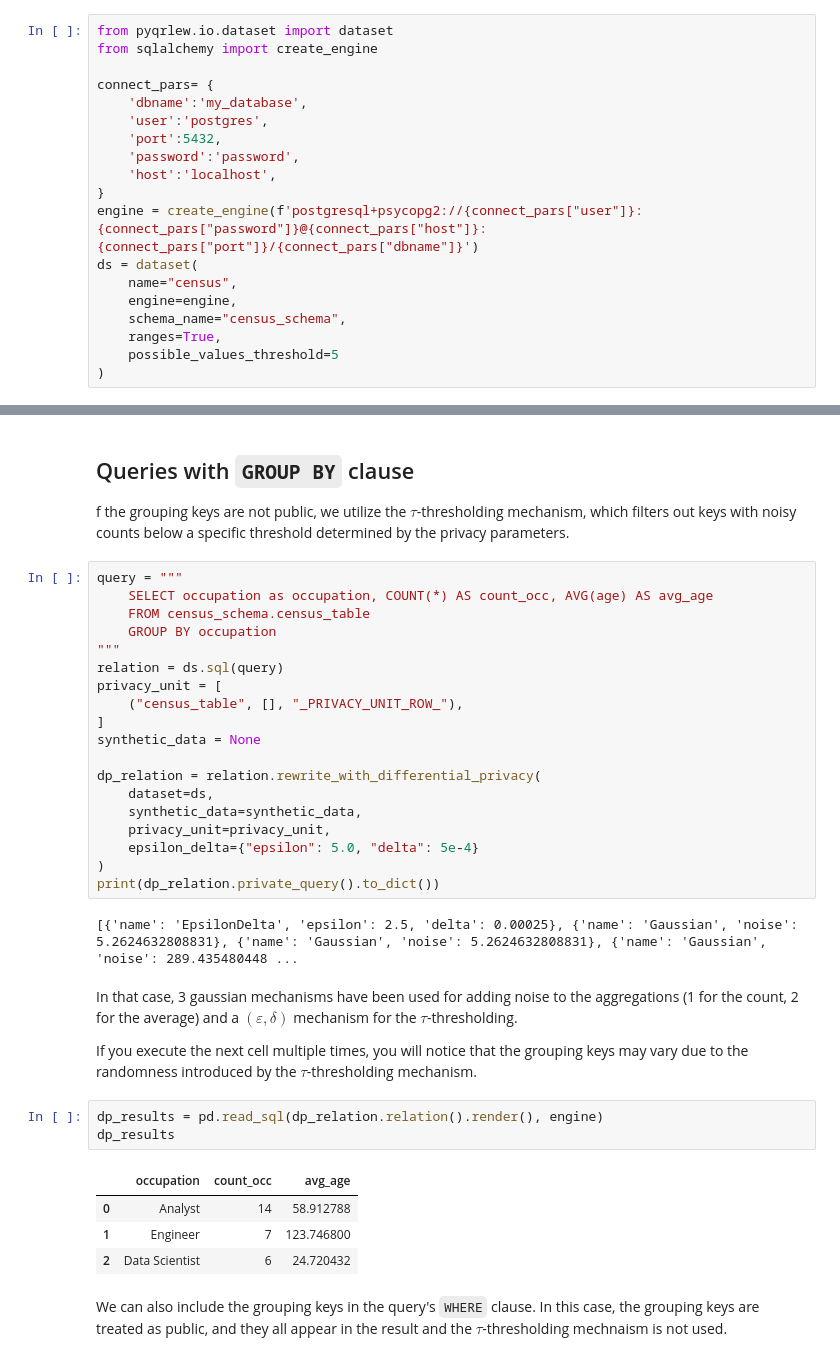
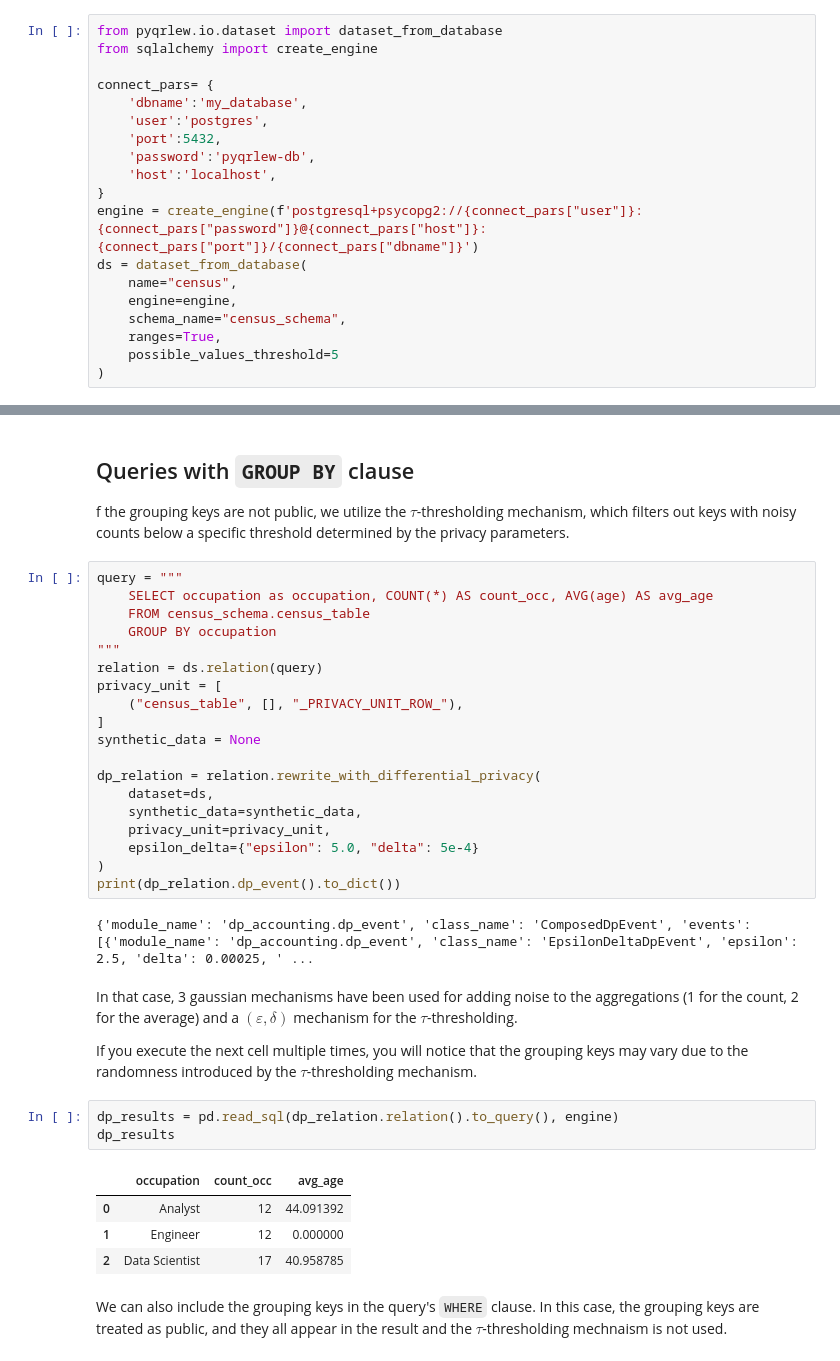
Before and after one commit to Qrlew/pyqrlew, a Jupyter notebook: examples/postgres_simple_table.ipynb, the cells around one changed output, grey strips where cells are left out. Drawn from its saved outputs; the diff is of its cells as text.

Commit message:
fix postgres_simple_table

```diff
--- a/examples/postgres_simple_table.ipynb
+++ b/examples/postgres_simple_table.ipynb
@@ -231,18 +231,18 @@ It takes the following parameters:
     Otherwise, use `False`. In that case, the bounds have to be provided in the SQL query,
 - `possible_values_threshold`: an optional integer that serves as a threshold for identifying a column as categorical. If a column surpasses this threshold, its categories are published. Similar to the ranges parameter, exercising this option may compromise differential privacy.
 # %%
-from pyqrlew.io.dataset import dataset
+from pyqrlew.io.dataset import dataset_from_database
 from sqlalchemy import create_engine
 
 connect_pars= {
     'dbname':'my_database',
     'user':'postgres',
     'port':5432,
-    'password':'password',
+    'password':'pyqrlew-db',
     'host':'localhost',
 }
 engine = create_engine(f'postgresql+psycopg2://{connect_pars["user"]}:{connect_pars["password"]}@{connect_pars["host"]}:{connect_pars["port"]}/{connect_pars["dbname"]}')
-ds = dataset(
+ds = dataset_from_database(
     name="census",
     engine=engine,
     schema_name="census_schema",
@@ -346,7 +344,7 @@ query = """
     FROM census_schema.census_table
     GROUP BY occupation
 """
-relation = ds.sql(query)
+relation = ds.relation(query)
 privacy_unit = [
     ("census_table", [], "_PRIVACY_UNIT_ROW_"),
 ]
@@ -358,21 +356,21 @@ dp_relation = relation.rewrite_with_differential_privacy(
     privacy_unit=privacy_unit,
     epsilon_delta={"epsilon": 5.0, "delta": 5e-4}
 )
-print(dp_relation.private_query().to_dict())
+print(dp_relation.dp_event().to_dict())
 # %% [output]
-[{'name': 'EpsilonDelta', 'epsilon': 2.5, 'delta': 0.00025}, {'name': 'Gaussian', 'noise': 5.2624632808831}, {'name': 'Gaussian', 'noise': 5.2624632808831}, {'name': 'Gaussian', 'noise': 289.435480448 ...
+{'module_name': 'dp_accounting.dp_event', 'class_name': 'ComposedDpEvent', 'events': [{'module_name': 'dp_accounting.dp_event', 'class_name': 'EpsilonDeltaDpEvent', 'epsilon': 2.5, 'delta': 0.00025, ' ...
 # %% [markdown]
 In that case, 3 gaussian mechanisms have been used for adding noise to the aggregations (1 for the count, 2 for the average) and a $(\varepsilon, \delta)$ mechanism for the $\tau$-thresholding.
 
 If you execute the next cell multiple times, you will notice that the grouping keys may vary due to the randomness introduced by the $\tau$-thresholding mechanism.
 # %%
-dp_results = pd.read_sql(dp_relation.relation().render(), engine)
+dp_results = pd.read_sql(dp_relation.relation().to_query(), engine)
 dp_results
 # %% [output]
 |  | occupation | count_occ | avg_age |
-| 0 | Analyst | 14 | 58.912788 |
-| 1 | Engineer | 7 | 123.746800 |
-| 2 | Data Scientist | 6 | 24.720432 |
+| 0 | Analyst | 12 | 44.091392 |
+| 1 | Engineer | 12 | 0.000000 |
+| 2 | Data Scientist | 17 | 40.958785 |
 # %% [markdown]
 We can also include the grouping keys in the query's `WHERE` clause. In this case, the grouping keys are treated as public, and they all appear in the result and the $\tau$-thresholding mechnaism is not used.
 # %%
```
Also changed, not shown: parts of 12 cells of this notebook.
